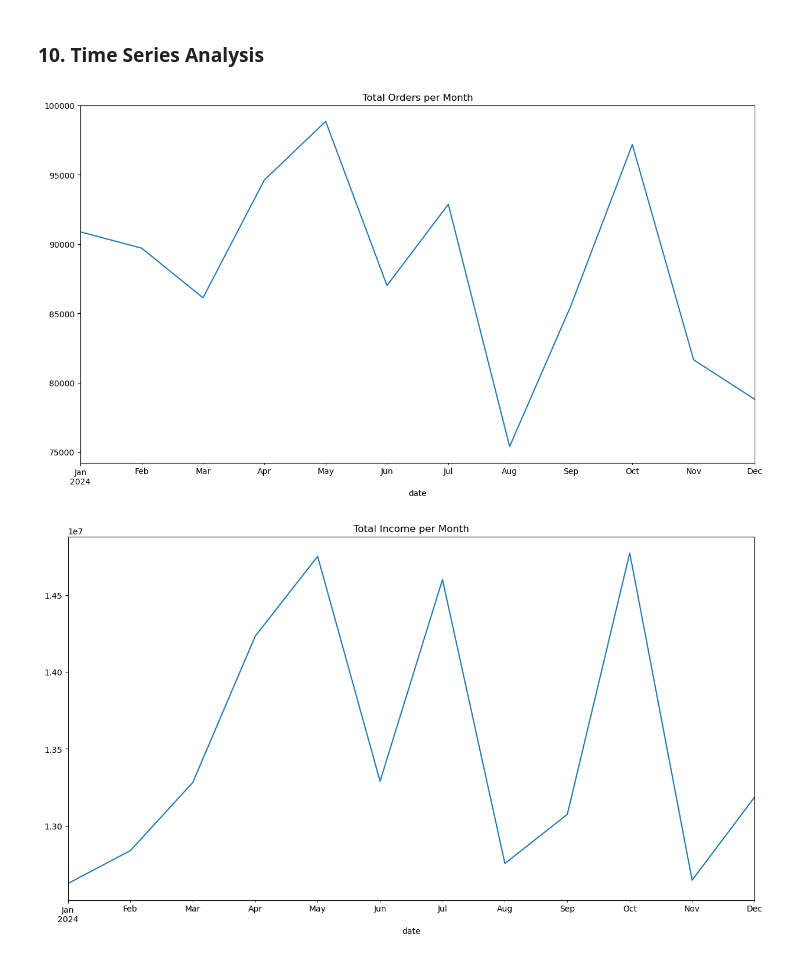
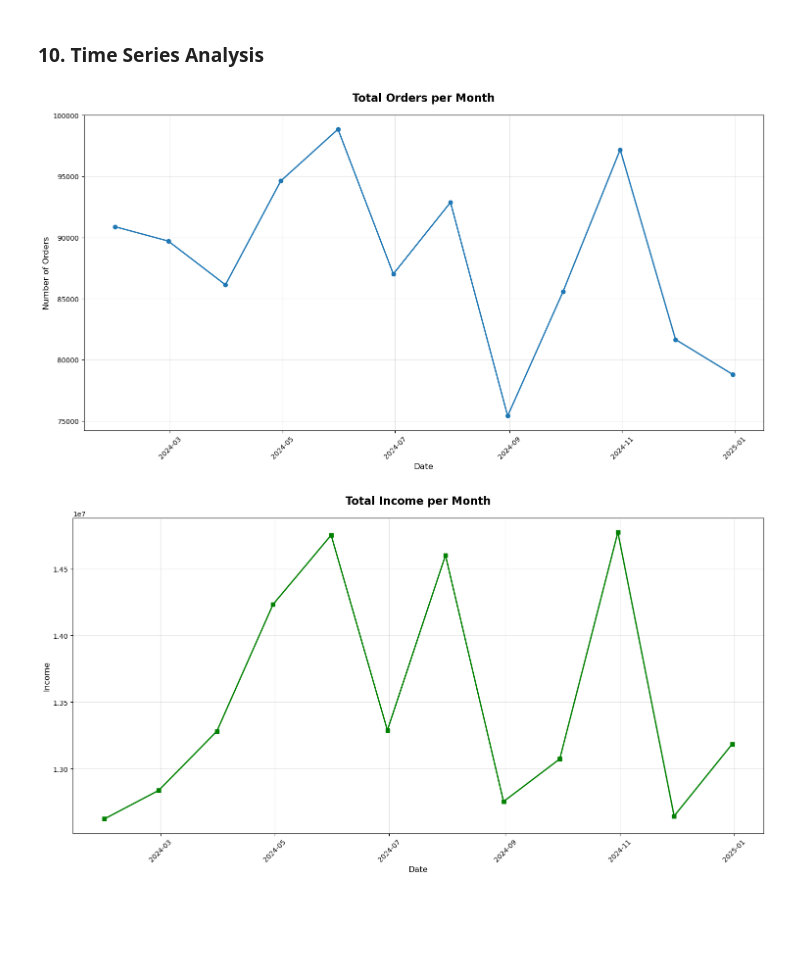
Before and after one commit to adriansotomora/capstone_project, a Jupyter notebook: scripts/eda_analysis.ipynb, the cells around one changed output. Drawn from its saved outputs; the diff is of its cells as text; code cells hidden in the pictures; blank space fills up the shorter version.

```diff
--- a/scripts/eda_analysis.ipynb
+++ b/scripts/eda_analysis.ipynb
@@ -174,19 +223,36 @@ plt.show()
 [figure]
 # %% [markdown]
 ### 10. Time Series Analysis
-# %%
-orders['date'] = pd.to_datetime(orders['date'])
-orders.set_index('date', inplace=True)
-
-plt.figure(figsize=(15, 8))
-orders['number_of_orders'].resample('M').sum().plot()
-plt.title('Total Orders per Month')
-plt.show()
-
-plt.figure(figsize=(15, 8))
-orders['income'].resample('M').sum().plot()
-plt.title('Total Income per Month')
-plt.show()
-# %% [output]
-[figure, removed]
-[figure, removed]
+# %%
+# Convert date column and set as index
+orders['date'] = pd.to_datetime(orders['date'])
+orders.set_index('date', inplace=True)
+
+# Create monthly aggregated data
+monthly_orders = orders['number_of_orders'].resample('ME').sum()
+monthly_income = orders['income'].resample('ME').sum()
+
+# Plot 1: Monthly Orders with improved styling
+plt.figure(figsize=(15, 8))
+plt.plot(monthly_orders.index, monthly_orders.values, marker='o', linewidth=2, markersize=6)
+plt.title('Total Orders per Month', fontsize=16, fontweight='bold', pad=20)
+plt.xlabel('Date', fontsize=12)
+plt.ylabel('Number of Orders', fontsize=12)
+plt.grid(True, alpha=0.3)
+plt.xticks(rotation=45)
+plt.tight_layout()
+plt.show()
+
+# Plot 2: Monthly Income with improved styling
+plt.figure(figsize=(15, 8))
+plt.plot(monthly_income.index, monthly_income.values, marker='s', linewidth=2, markersize=6, color='green')
+plt.title('Total Income per Month', fontsize=16, fontweight='bold', pad=20)
+plt.xlabel('Date', fontsize=12)
+plt.ylabel('Income', fontsize=12)
+plt.grid(True, alpha=0.3)
+plt.xticks(rotation=45)
+plt.tight_layout()
+plt.show()
+# %% [output]
+[figure, added]
+[figure, added]
```
Also changed, not shown: parts of 2 cells of this notebook.
